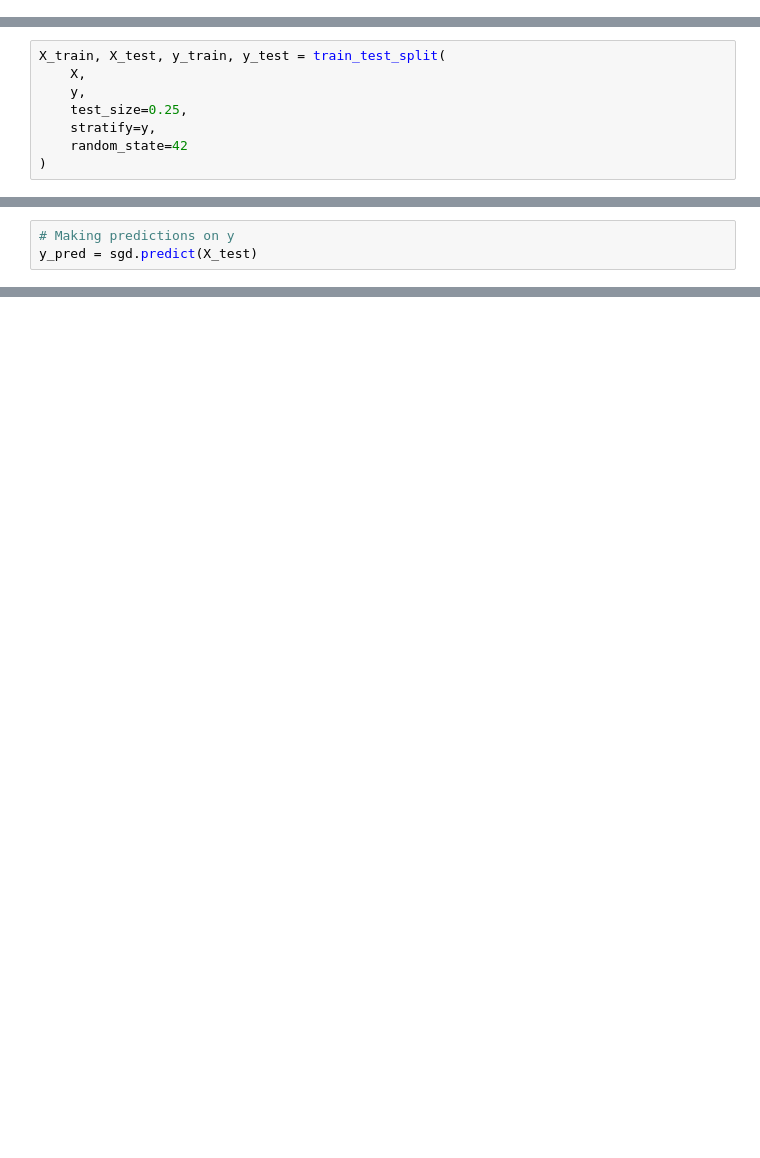
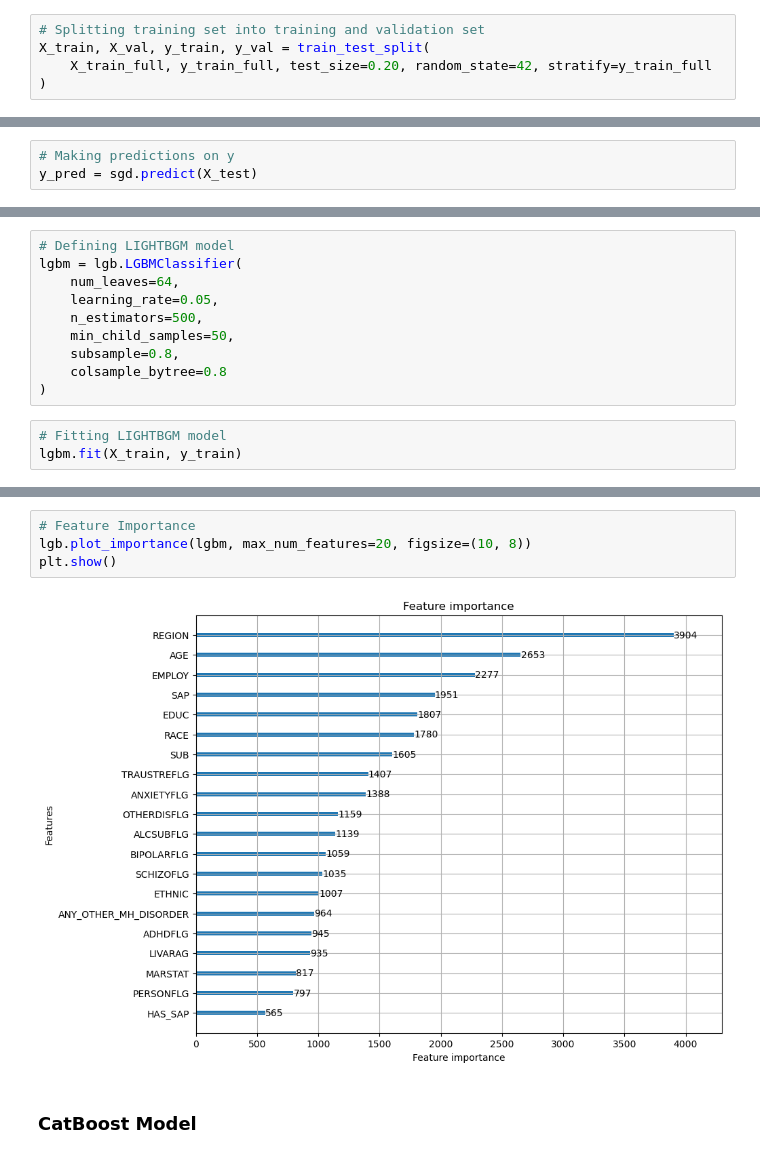
Before and after one commit to janecondon/AMS-595-Identifying-Risk-Factors-for-Major-Depressive-Disorder, a Jupyter notebook: AMS 595 Group Project.ipynb, the cells around one changed output, grey strips where cells are left out. Drawn from its saved outputs; the diff is of its cells as text; blank space fills up the shorter version.

Commit message:
Added LIGHTGBM and CatBoost models

```diff
--- a/AMS 595 Group Project.ipynb
+++ b/AMS 595 Group Project.ipynb
@@ -316,3 +330,8 @@ X = model_df.drop(columns=["MDD", "DEPRESSFLG"], errors="ignore")
+# %%
+# Splitting training set into training and validation set
+X_train, X_val, y_train, y_val = train_test_split(
+    X_train_full, y_train_full, test_size=0.20, random_state=42, stratify=y_train_full
+)
 # %% [markdown]
 ## Exploratory Data Analysis
 # %%
@@ -334,11 +349,3 @@ model_df = model_df.reset_index(drop=True)
-# %%
-X_train, X_test, y_train, y_test = train_test_split(
-    X,
-    y,
-    test_size=0.25,
-    stratify=y,
-    random_state=42
-)
 # %% [markdown]
 ### Random Forest Model
 # %%
@@ -413,0 +421,13 @@ weighted avg       0.75      0.76      0.76   1758911
+# %%
+# Defining LIGHTBGM model
+lgbm = lgb.LGBMClassifier(
+    num_leaves=64,
+    learning_rate=0.05,
+    n_estimators=500,
+    min_child_samples=50,
+    subsample=0.8,
+    colsample_bytree=0.8
+)
+# %%
+# Fitting LIGHTBGM model
+lgbm.fit(X_train, y_train)
@@ -413,0 +478,8 @@ weighted avg       0.75      0.76      0.76   1758911
+# %%
+# Feature Importance
+lgb.plot_importance(lgbm, max_num_features=20, figsize=(10, 8))
+plt.show()
+# %% [output]
+[figure, added]
+# %% [markdown]
+### CatBoost Model
```
Also changed, not shown: parts of 33 cells of this notebook.
